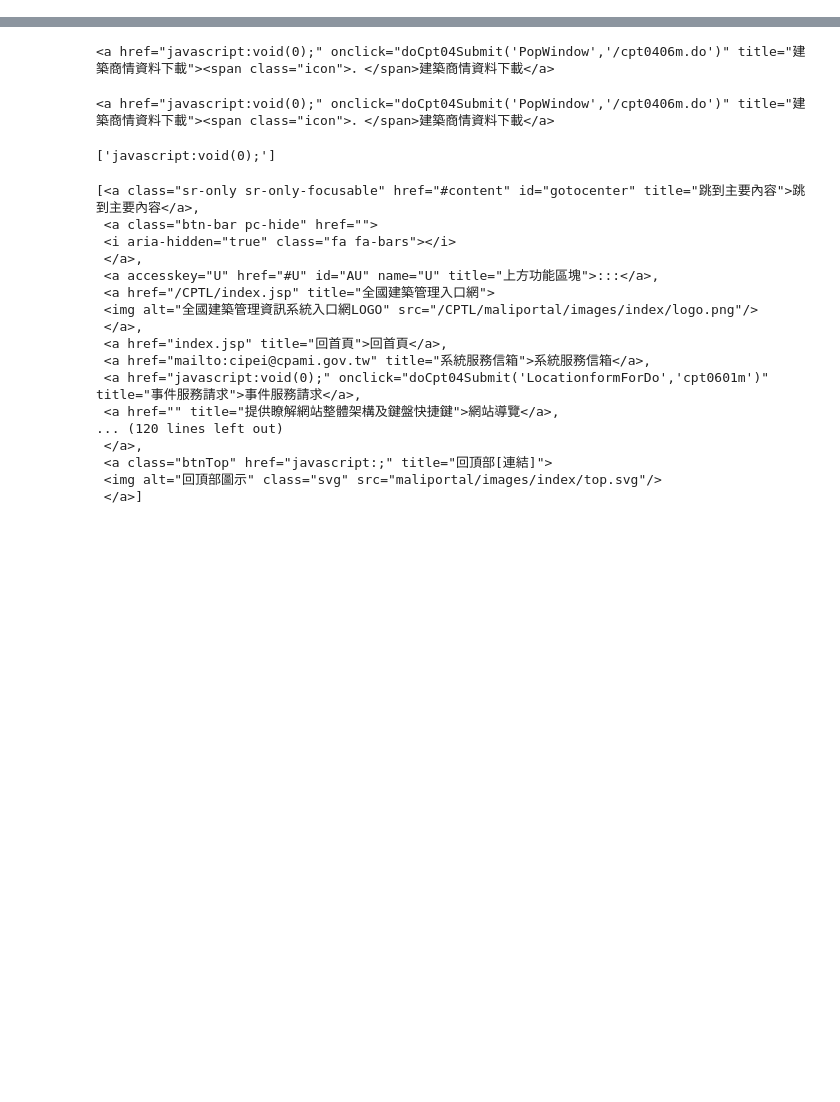
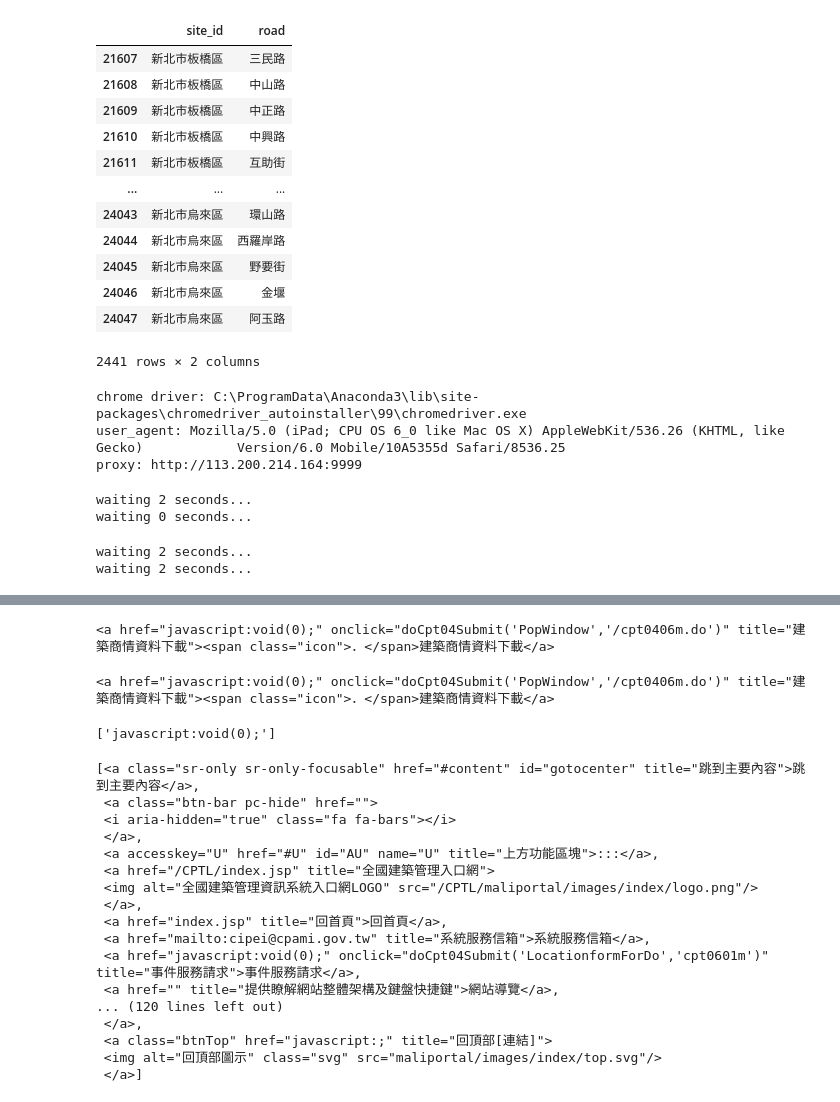
Before and after one commit to TsaiMucheng/da_project, a Jupyter notebook: TstSrcapy.ipynb, the cells around one changed output, grey strips where cells are left out. Cells and saved outputs as stored; diff of their text form; code cells hidden in the pictures; blank space fills up the shorter version.

```diff
--- a/TstSrcapy.ipynb
+++ b/TstSrcapy.ipynb
@@ -14,2 +0,0 @@ from selenium.webdriver.common.by import By
-# %%
-roads = pd.read_csv('./opendata110road.csv', encoding='utf_8_sig')
@@ -81,0 +376,24 @@ browser.close()
+# %%
+def camouflage(proxy):
+    """
+    camouflage agents/proxy for scrapy
+    """
+    # agents
+    user_agents = ['Mozilla/5.0 (Windows NT 6.1; WOW64; rv:23.0) Gecko/20130406 Firefox/23.0', \
+          'Mozilla/5.0 (Windows NT 6.1; WOW64; rv:18.0) Gecko/20100101 Firefox/18.0', \
+          'Mozilla/5.0 (Windows; U; Windows NT 6.1; en-US) AppleWebKit/533+ \
+          (KHTML, like Gecko) Element Browser 5.0', \
+          'IBM WebExplorer /v0.94', 'Galaxy/1.0 [en] (Mac OS X 10.5.6; U; en)', \
+          'Mozilla/5.0 (compatible; MSIE 10.0; Windows NT 6.1; WOW64; Trident/6.0)', \
+          'Opera/9.80 (Windows NT 6.0) Presto/2.12.388 Version/12.14', \
+          'Mozilla/5.0 (iPad; CPU OS 6_0 like Mac OS X) AppleWebKit/536.26 (KHTML, like Gecko) \
+           Version/6.0 Mobile/10A5355d Safari/8536.25', \
+          'Mozilla/5.0 (Windows NT 6.1) AppleWebKit/537.36 (KHTML, like Gecko) \
+           Chrome/28.0.1468.0 Safari/537.36', \
+          'Mozilla/5.0 (compatible; MSIE 9.0; Windows NT 6.0; Trident/5.0; TheWorld)']
+
+    # proxy
+    proxy = "http://113.200.214.164:9999"
+    index = random.randint(0, (len(user_agents) - 1))
+    user_agent = user_agents[index]
+    return proxy, user_agent
@@ -81,0 +587,3 @@ browser.close()
+# %%
+proxy, user_agent = camouflage()
+roads = get_road(dataset_pth, roadurl, timeout, proxy, user_agent, debug = debug)
@@ -81,0 +597,16 @@ browser.close()
+# %%
+roads
+# %% [output]
+|  | site_id | road |
+| 21607 | 新北市板橋區 | 三民路 |
+| 21608 | 新北市板橋區 | 中山路 |
+| 21609 | 新北市板橋區 | 中正路 |
+| 21610 | 新北市板橋區 | 中興路 |
+| 21611 | 新北市板橋區 | 互助街 |
+| ... | ... | ... |
+| 24043 | 新北市烏來區 | 環山路 |
+| 24044 | 新北市烏來區 | 西羅岸路 |
+| 24045 | 新北市烏來區 | 野要街 |
+| 24046 | 新北市烏來區 | 金堰 |
+| 24047 | 新北市烏來區 | 阿玉路 |
+2441 rows × 2 columns
@@ -81,0 +639,6 @@ browser.close()
+# %%
+browser = webbrowser(bulmngurl, timeout, proxy = proxy, user_agent = user_agent, executable_path = "", debug = debug)
+# %% [output]
+chrome driver: C:\ProgramData\Anaconda3\lib\site-packages\chromedriver_autoinstaller\99\chromedriver.exe
+user_agent: Mozilla/5.0 (iPad; CPU OS 6_0 like Mac OS X) AppleWebKit/536.26 (KHTML, like Gecko)            Version/6.0 Mobile/10A5355d Safari/8536.25
+proxy: http://113.200.214.164:9999
@@ -81,0 +656,17 @@ browser.close()
+# %%
+#地址填寫
+_css_selector = "input#D1V.getDataTxt"
+browser.presence_located(_css_selector)[0].click()
+browser.switch_window(True)
+# %% [output]
+waiting 2 seconds...
+waiting 0 seconds...
+# %%
+#市/區 #第1筆
+keyword = city_area
+_css_selector = "div.div_w_85"
+browser.click_able(_css_selector, keyword).click()
+browser.switch_window(False)
+# %% [output]
+waiting 2 seconds...
+waiting 2 seconds...
```
Also changed, not shown: parts of 56 cells of this notebook, 38 other files.
